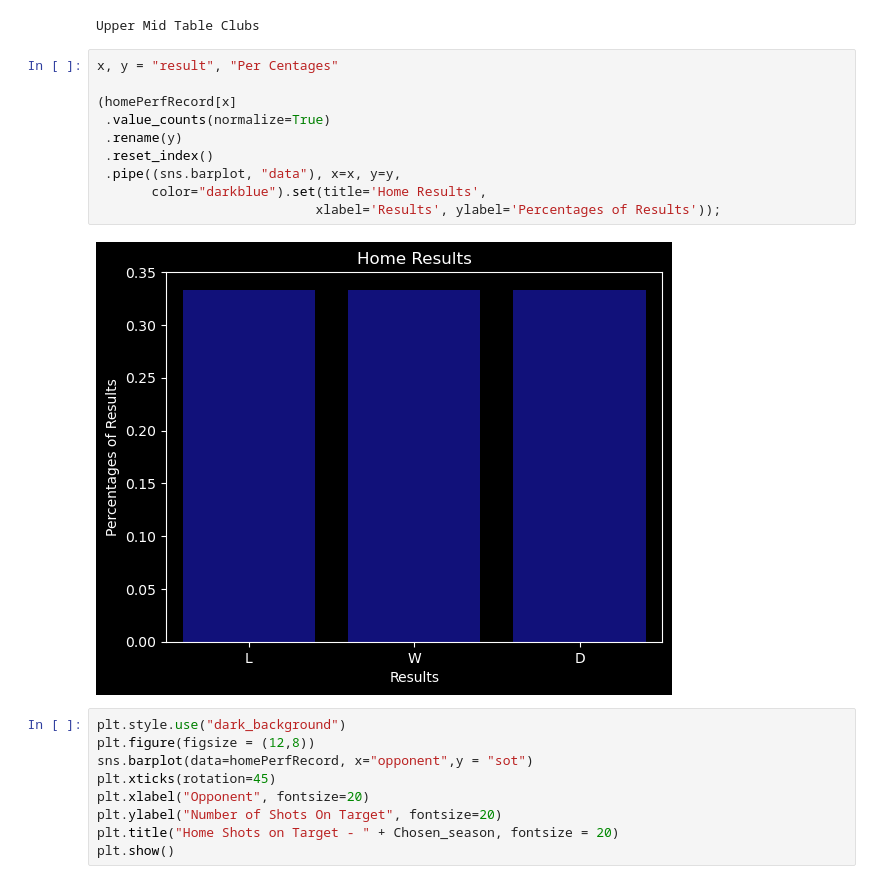
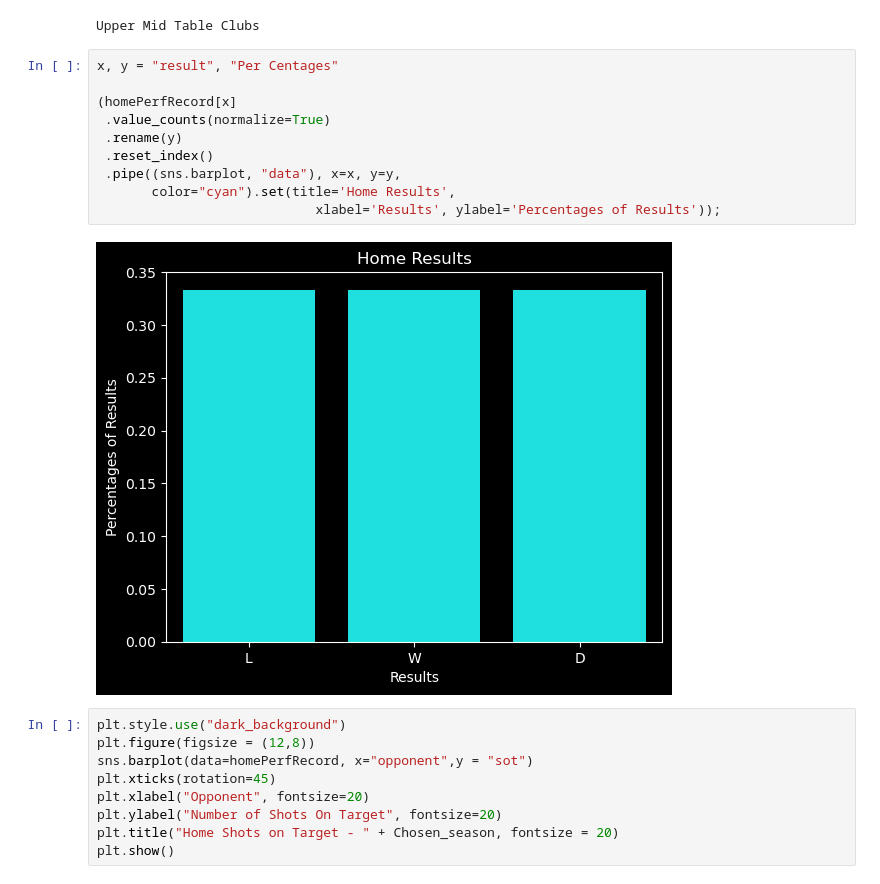
Before and after one commit to sbs24066/Can-data-be-used-to-gain-a-statistical-advantage-in-sports-betting-, a Jupyter notebook: Strategic_Thinking_HDIP2024_CA3_David_Mooney_sbs24066.ipynb, the cells around one changed output. Saved outputs shown, nothing was run; the diff lists cells and outputs as text.

```diff
--- a/Strategic_Thinking_HDIP2024_CA3_David_Mooney_sbs24066.ipynb
+++ b/Strategic_Thinking_HDIP2024_CA3_David_Mooney_sbs24066.ipynb
@@ -1215,15 +1215,15 @@ Upper Mid Table Clubs
 # %%
 x, y = "result", "Per Centages"
 
 (homePerfRecord[x]
  .value_counts(normalize=True)
  .rename(y)
  .reset_index()
  .pipe((sns.barplot, "data"), x=x, y=y,
-       color="darkblue").set(title='Home Results',
+       color="cyan").set(title='Home Results',
                             xlabel='Results', ylabel='Percentages of Results'));
 # %% [output]
-[figure, old version]
+[figure, new version]
 # %%
 plt.style.use("dark_background")
 plt.figure(figsize = (12,8))
```
Also changed, not shown: parts of 52 cells of this notebook, 3 other files.
